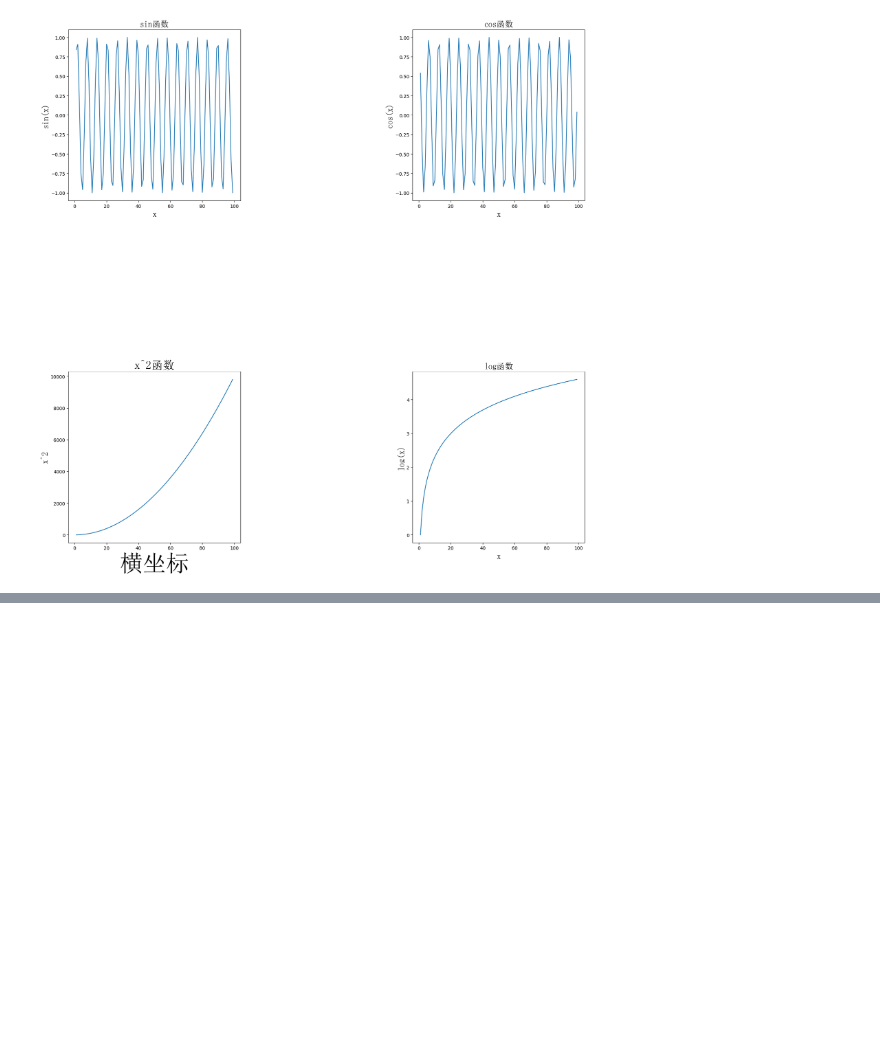
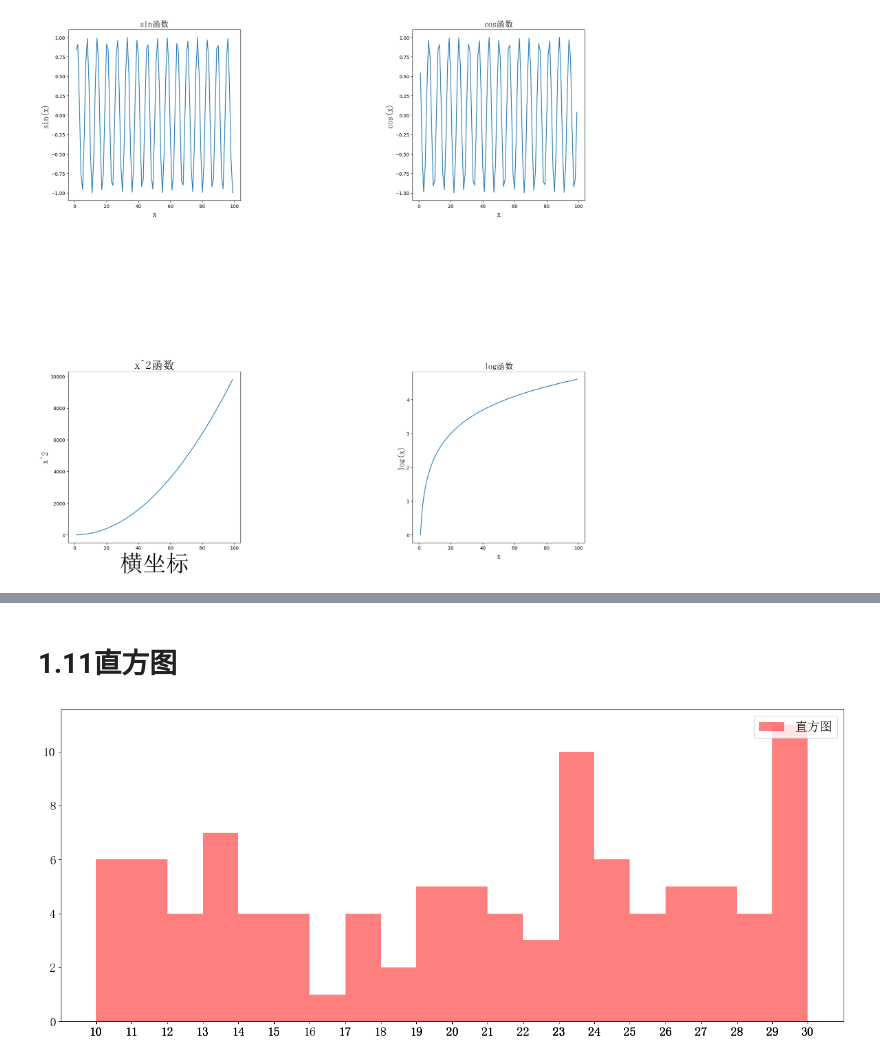
Before and after one commit to ghx0304/test, a Jupyter notebook: day11/draw.ipynb, the cells around one changed output, grey strips where cells are left out. Drawn from its saved outputs; the diff is of its cells as text; code cells hidden in the pictures; blank space fills up the shorter version.

```diff
--- a/day11/draw.ipynb
+++ b/day11/draw.ipynb
@@ -197,0 +261,26 @@ plt.show()
+# %% [markdown]
+# 1.11直方图
+# %%
+#设置x轴和y轴数据
+x = [random.randint(10,30)for i in range(100)]
+y = [random.randint(100,130)for i in range(100)]
+
+#设置图片大小
+plt.figure(figsize=(20,8),dpi=80)
+
+#绘制直方图
+plt.hist(x, bins=20, color='r', label='直方图', alpha=0.5)
+
+#设置x轴刻度
+plt.xticks(x,fontproperties=my_font)
+plt.yticks(fontproperties=my_font)
+
+
+#设置图例
+plt.legend(prop = my_font,loc='upper right')
+
+
+#显示图片
+plt.show()
+# %% [output]
+[figure, added]
```
Also changed, not shown: parts of 6 cells of this notebook.
